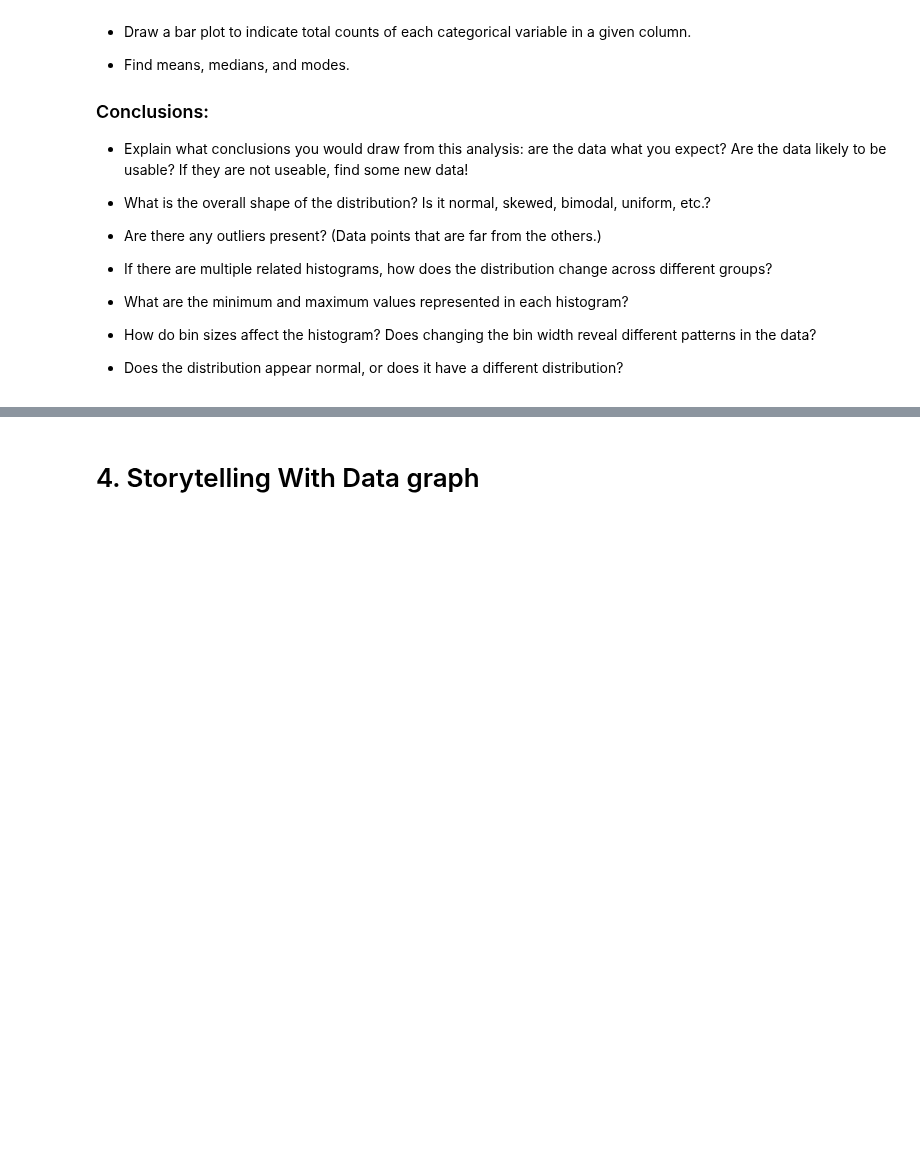
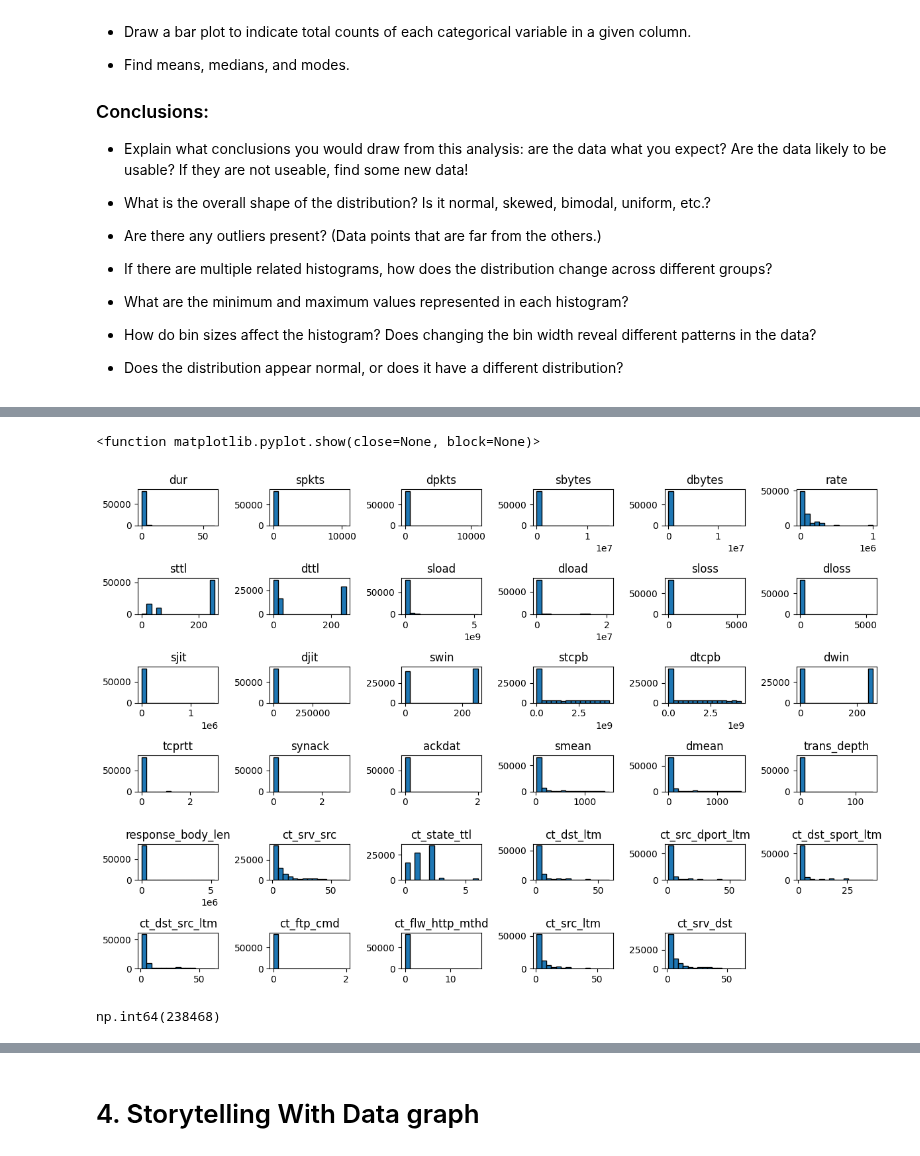
Before and after one commit to alr6qr/2025-spring-B2, a Jupyter notebook: Week4.ipynb, the cells around one changed output, grey strips where cells are left out. Drawn from its saved outputs; the diff is of its cells as text; code cells hidden in the pictures; blank space fills up the shorter version.

```diff
--- a/Week4.ipynb
+++ b/Week4.ipynb
@@ -71,0 +200,21 @@ FileNotFoundError: [Errno 2] No such file or directory: 'Cyber\\ Security\\ Data
+# %%
+# UNSW-NB15 Data
+
+UNSW_data = pd.read_csv("UNSW_NB15_training-set.csv", header=0)
+
+numeric_columns = [
+    'dur', 'spkts', 'dpkts', 'sbytes', 'dbytes', 'sttl', 'dttl', 'sload',
+    'dload', 'sloss', 'dloss', 'sinpkt,' 'dinpkt', 'sjit',	'djit',	'swin',	'stcpb',
+    'dtcpb', 'dwin', 'tcprtt', 'synack', 'ackdat', 'smean',	'dmean', 'trans_depth',
+    'response_body_len', 'ct_srv_src', 'ct_state_ttl', 'ct_dst_ltm', 'ct_src_dport_ltm',
+    'ct_dst_sport_ltm',	'ct_dst_src_ltm', 'ct_ftp_cmd', 'ct_flw_http_mthd',	'ct_src_ltm',
+    'ct_srv_dst', 'rate' ]
+
+for column in UNSW_data.columns:
+    if column in numeric_columns:
+        UNSW_data[column] = UNSW_data[column].astype('int')
+    else:
+        UNSW_data[column] = UNSW_data[column].astype('category')
+
+UNSW_data.info()
+UNSW_data.head()
@@ -71,0 +246,40 @@ FileNotFoundError: [Errno 2] No such file or directory: 'Cyber\\ Security\\ Data
+# %%
+UNSW_data.hist(figsize=(12, 8), bins=15, edgecolor='black', grid=False)
+plt.tight_layout()
+plt.show
+# %% [output]
+<function matplotlib.pyplot.show(close=None, block=None)>
+[figure, added]
+# %%
+# Mean, Median, and Mode
+
+numeric_data = [
+    'dur', 'spkts', 'dpkts', 'sbytes', 'dbytes', 'sttl', 'dttl', 'sload',
+    'dload', 'sloss', 'dloss','sjit',	'djit',	'swin',	'stcpb',
+    'dtcpb', 'dwin', 'tcprtt', 'synack', 'ackdat', 'smean',	'dmean', 'trans_depth',
+    'response_body_len', 'ct_srv_src', 'ct_state_ttl', 'ct_dst_ltm', 'ct_src_dport_ltm',
+    'ct_dst_sport_ltm',	'ct_dst_src_ltm', 'ct_ftp_cmd', 'ct_flw_http_mthd',	'ct_src_ltm',
+    'ct_srv_dst', 'rate' ]
+
+mean_values = UNSW_data[numeric_data].mean()
+median_values = UNSW_data[numeric_data].median()
+mode_values = UNSW_data[numeric_data].mode().iloc[0]
+
+df = pd.DataFrame({
+    'Mean': mean_values,
+    'Median': median_values,
+    'Mode': mode_values
+})
+
+df
+
+# Outlier Check
+Q1 = UNSW_data[numeric_data].quantile(0.25)
+Q3 = UNSW_data[numeric_data].quantile(0.75)
+IQR = Q3 - Q1
+outliers_iqr = (UNSW_data[numeric_data] < (Q1 - 1.5 * IQR)) | (UNSW_data[numeric_data] > (Q3 + 1.5 * IQR))
+outliers_iqr_count = outliers_iqr.sum(axis=0)
+total_outliers_iqr = outliers_iqr_count.sum()
+total_outliers_iqr
+# %% [output]
+np.int64(238468)
```
Also changed, not shown: parts of 15 cells of this notebook.
